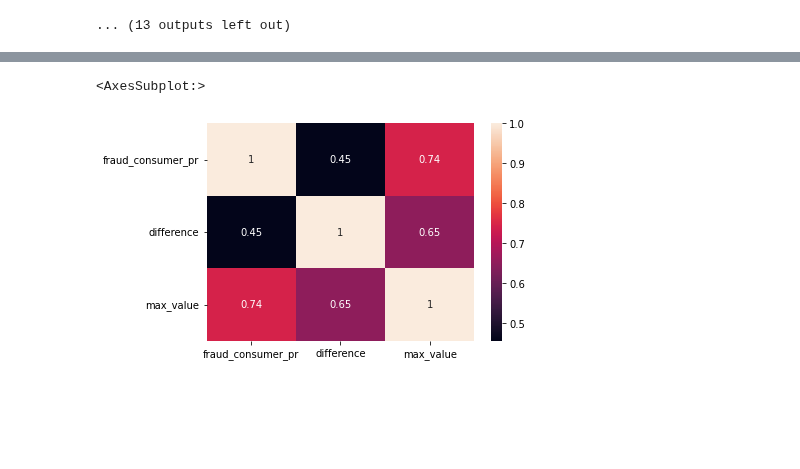
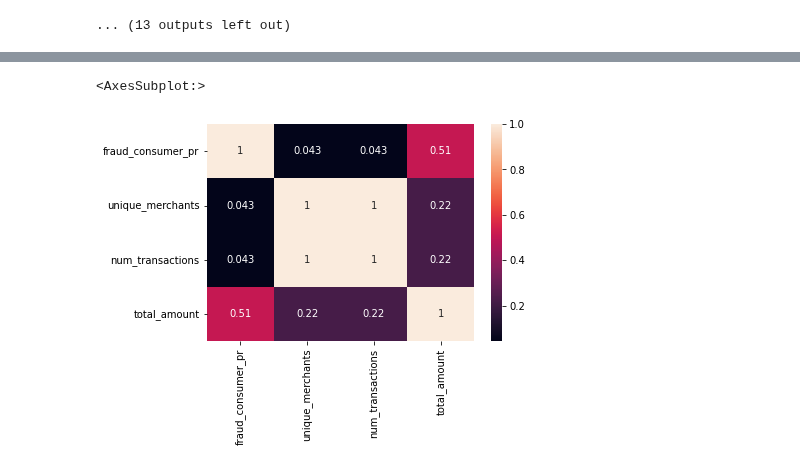
Before and after one commit to MAST30034-Applied-Data-Science/generic-buy-now-pay-later-project-group-11, a Jupyter notebook: notebooks/fraud_analysis.ipynb, the cells around one changed output, grey strips where cells are left out. Cells and saved outputs as stored; diff of their text form; code cells hidden in the pictures; blank space fills up the shorter version.

Commit message:
Fixed consumer grouping fraud analysis, merchant still broken (will fix tomorrow)

```diff
--- a/notebooks/fraud_analysis.ipynb
+++ b/notebooks/fraud_analysis.ipynb
@@ -304,0 +328,2 @@ sns.scatterplot(single_trx_consumer_fraud["max_value"], single_trx_consumer_frau
+# %%
+all_consumer = all_consumer.toPandas()
@@ -305,5 +370,11 @@ sns.scatterplot(single_trx_consumer_fraud["max_value"], single_trx_consumer_frau
+# %%
+all_consumer = all_consumer.fillna(0)
+# %%
+all_consumer["fraud_consumer_pr"] = all_consumer["fraud_consumer_pr"].astype("float64")
+# %%
+all_consumer["transaction_merchant_ratio"] = all_consumer["unique_merchants"] / all_consumer["num_transactions"]
 # %%
-sns.heatmap(dollar_pd_consumer[["fraud_consumer_pr", "difference", "max_value"]].corr(), annot=True)
+sns.heatmap(all_consumer[["fraud_consumer_pr", "unique_merchants", "num_transactions", "total_amount"]].corr(), annot=True)
 # %% [output]
 <AxesSubplot:>
-[figure, old version]
+[figure, new version]
```
Also changed, not shown: parts of 33 cells of this notebook.
